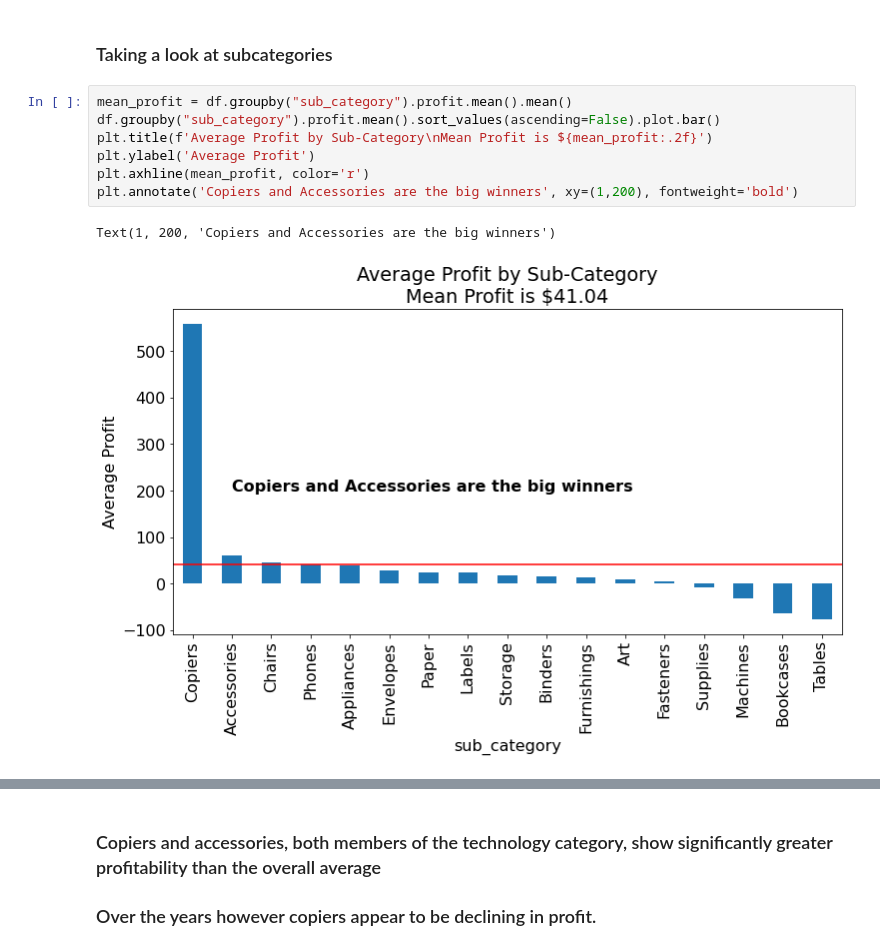
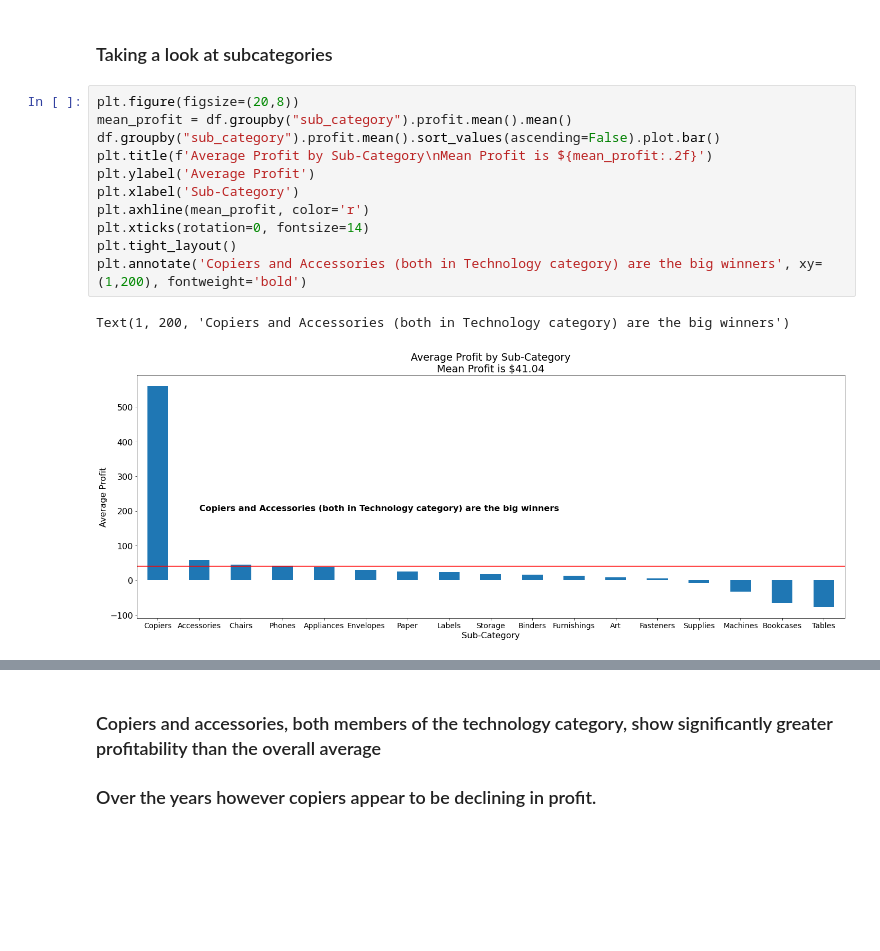
Before and after one commit to superstore-stephen-jesse/superstor-time-series-project, a Jupyter notebook: final_report.ipynb, the cells around one changed output, grey strips where cells are left out. Saved outputs shown, nothing was run; the diff lists cells and outputs as text; blank space fills up the shorter version.

Commit message:
Touch up figures

```diff
--- a/final_report.ipynb
+++ b/final_report.ipynb
@@ -81,15 +81,19 @@ Significant Higher  Technology
 # %% [markdown]
 ### Taking a look at subcategories
 # %%
+plt.figure(figsize=(20,8))
 mean_profit = df.groupby("sub_category").profit.mean().mean()
 df.groupby("sub_category").profit.mean().sort_values(ascending=False).plot.bar()
 plt.title(f'Average Profit by Sub-Category\nMean Profit is ${mean_profit:.2f}')
 plt.ylabel('Average Profit')
+plt.xlabel('Sub-Category')
 plt.axhline(mean_profit, color='r')
-plt.annotate('Copiers and Accessories are the big winners', xy=(1,200), fontweight='bold')
+plt.xticks(rotation=0, fontsize=14)
+plt.tight_layout()
+plt.annotate('Copiers and Accessories (both in Technology category) are the big winners', xy=(1,200), fontweight='bold')
 # %% [output]
-Text(1, 200, 'Copiers and Accessories are the big winners')
+Text(1, 200, 'Copiers and Accessories (both in Technology category) are the big winners')
-[figure, old version]
+[figure, new version]
 # %%
 # Profit of categories over time
 # Sub df with profitable sub-categories
```
Also changed, not shown: parts of 4 cells of this notebook.
